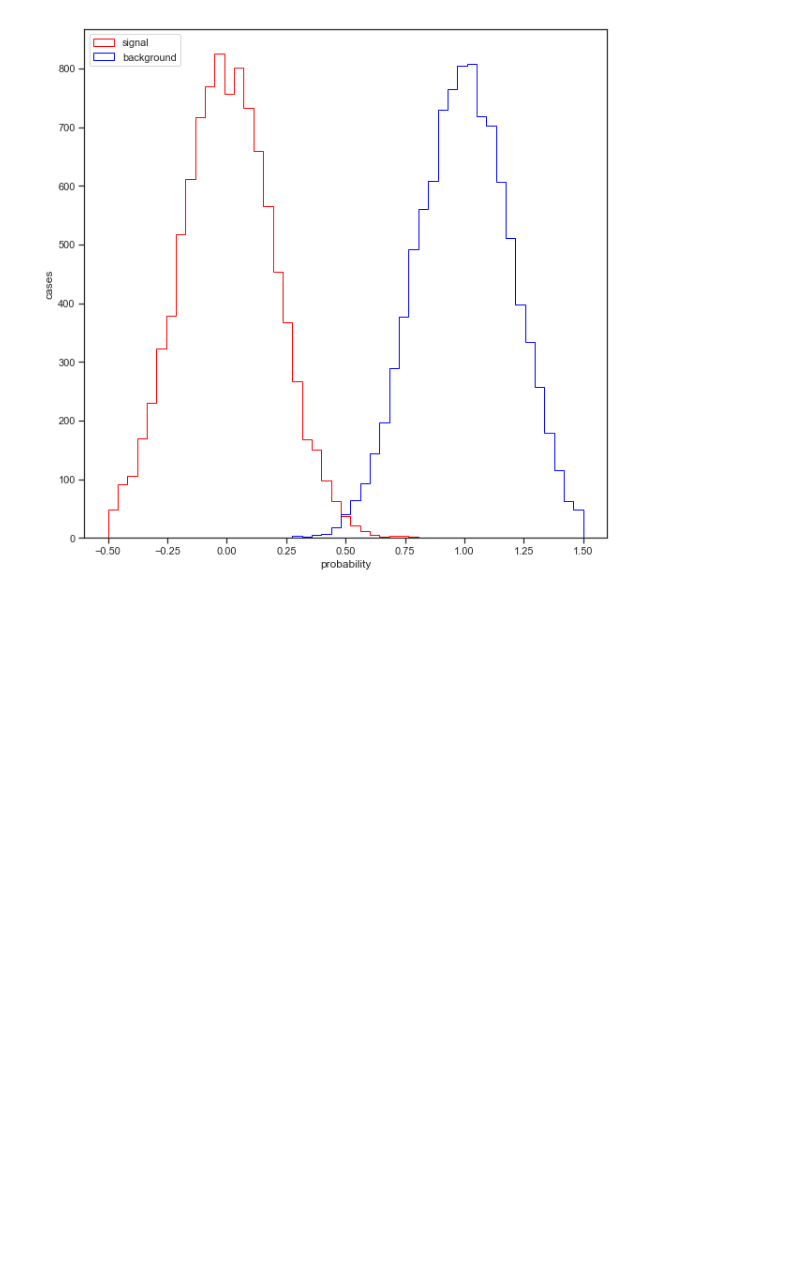
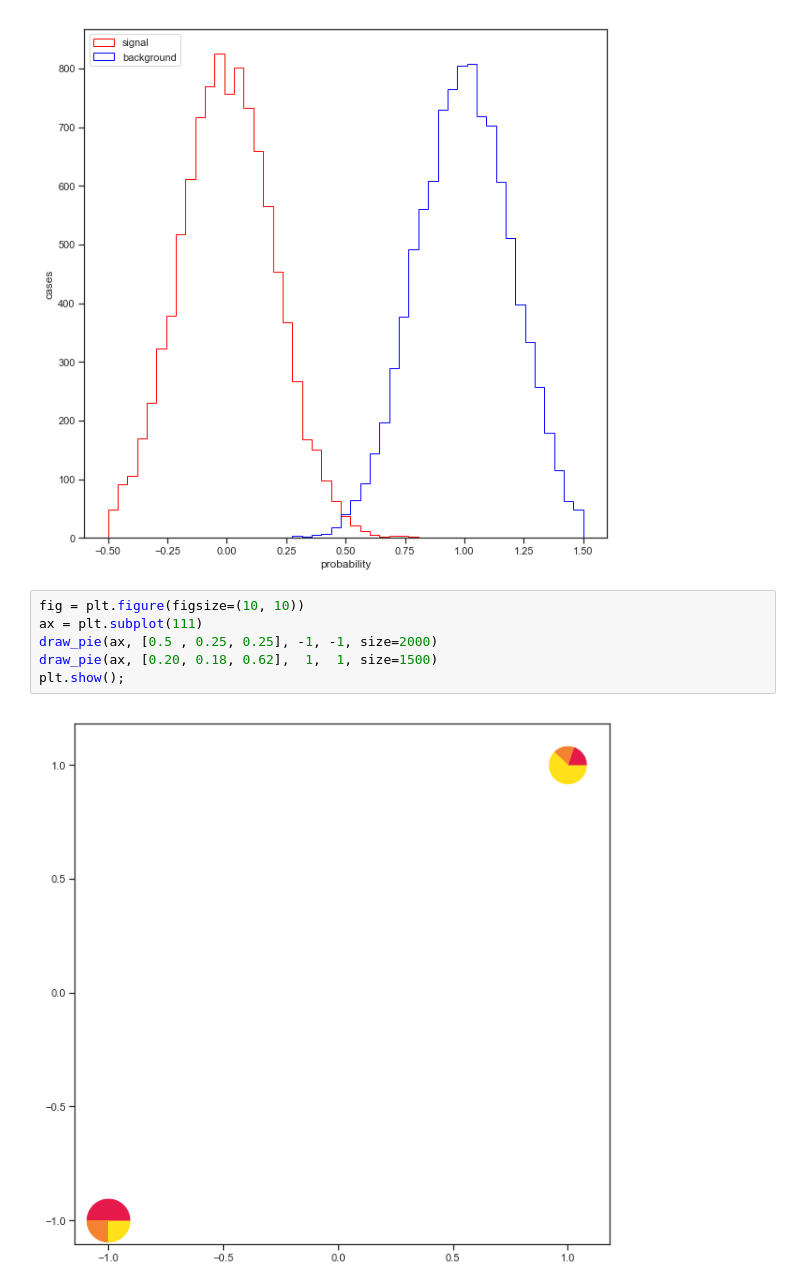
Before and after one commit to wdbm/psychedelic, a Jupyter notebook: examples.ipynb, the cells around one changed output. Drawn from its saved outputs; the diff is of its cells as text; blank space fills up the shorter version.

Commit message:
add draw pie

```diff
--- a/examples.ipynb
+++ b/examples.ipynb
@@ -28,3 +39,11 @@ mean of KS2 x and KS2 y: 0.95735
 plot_separation(np.random.normal(0, 0.2, 10000), np.random.normal(1, 0.2, 10000), bins=50)
 # %% [output]
 [figure]
+# %%
+fig = plt.figure(figsize=(10, 10))
+ax = plt.subplot(111)
+draw_pie(ax, [0.5 , 0.25, 0.25], -1, -1, size=2000)
+draw_pie(ax, [0.20, 0.18, 0.62],  1,  1, size=1500)
+plt.show();
+# %% [output]
+[figure, added]
```
Also changed, not shown: parts of 6 cells of this notebook, 3 other files.
